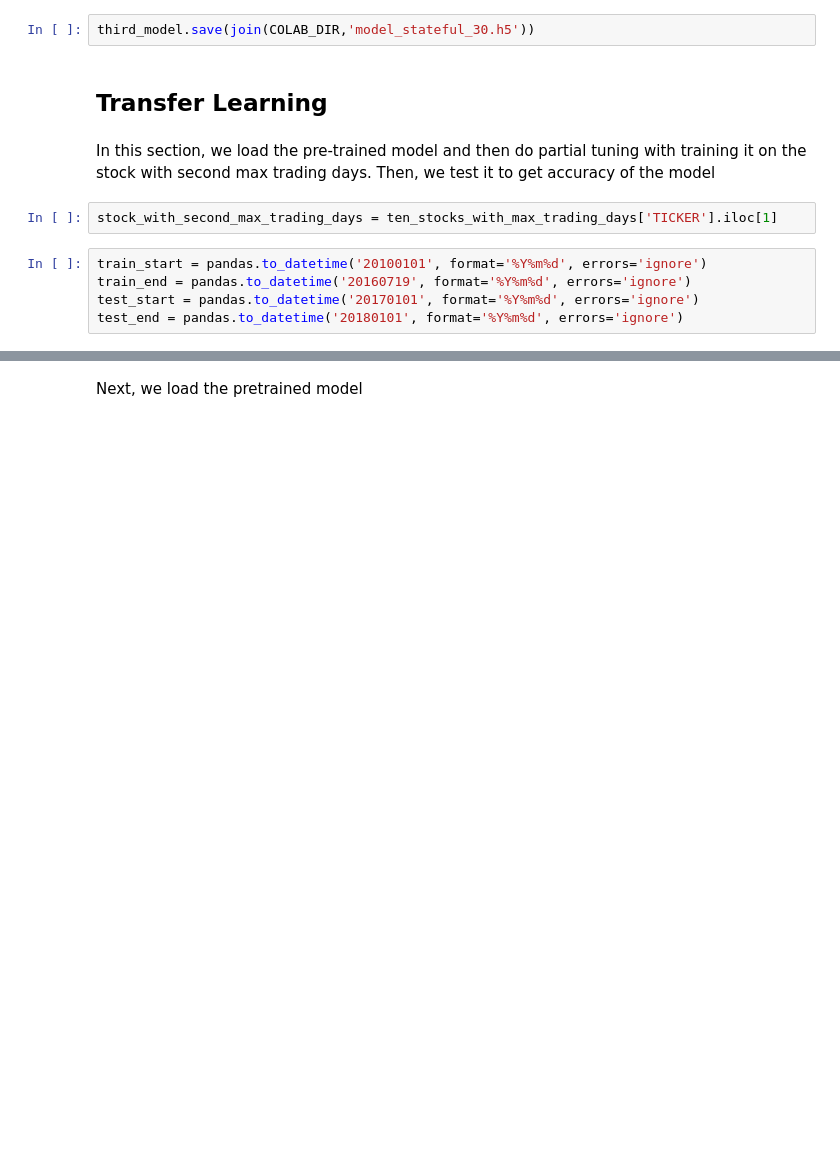
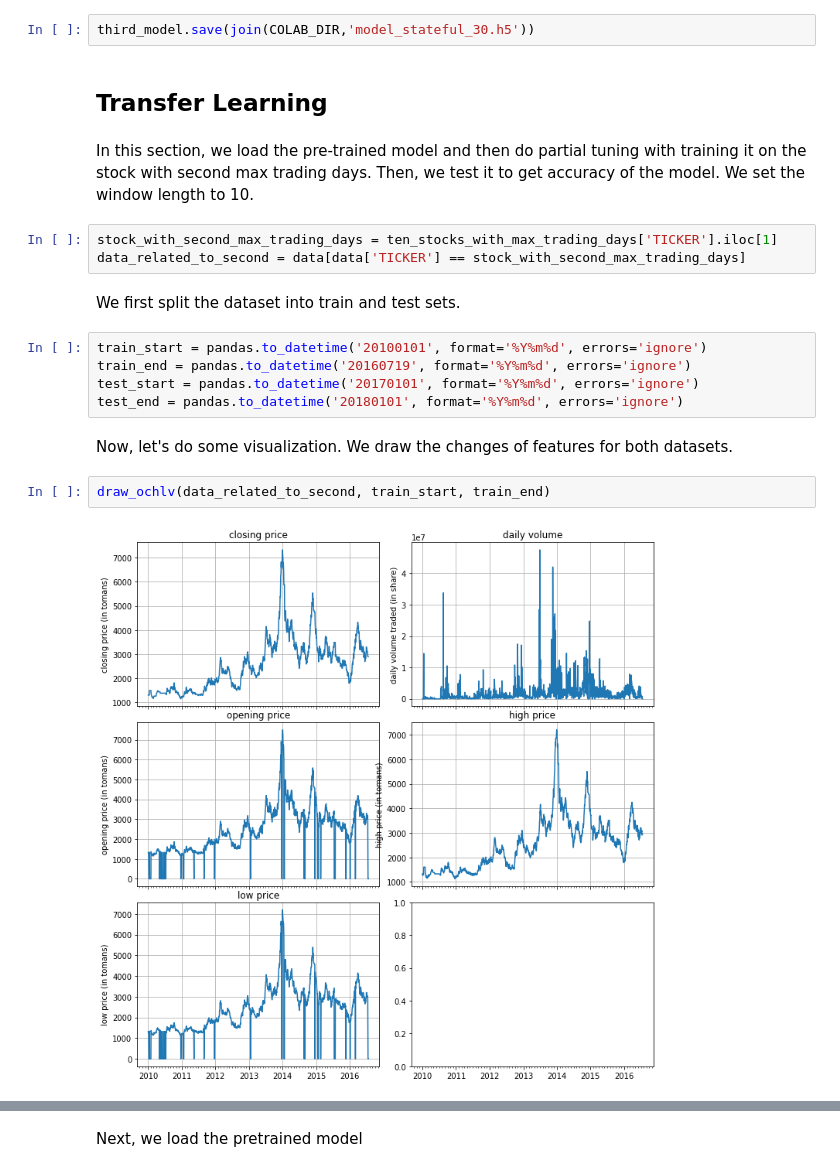
Before and after one commit to Ayazdani1997/stock-feature-prediction-final-pro, a Jupyter notebook: Phase1_OCHLV.ipynb, the cells around one changed output, grey strips where cells are left out. Drawn from its saved outputs; the diff is of its cells as text; blank space fills up the shorter version.

```diff
--- a/Phase1_OCHLV.ipynb
+++ b/Phase1_OCHLV.ipynb
@@ -826,11 +826,20 @@ third_model.save(join(COLAB_DIR,'model_stateful_30.h5'))
 # %% [markdown]
 ## **Transfer Learning**
 # %% [markdown]
-In this section, we load the pre-trained model and then do partial tuning with training it on the stock with second max trading days. Then, we test it to get accuracy of the model
+In this section, we load the pre-trained model and then do partial tuning with training it on the stock with second max trading days. Then, we test it to get accuracy of the model. We set the window length to 10.
 # %%
 stock_with_second_max_trading_days = ten_stocks_with_max_trading_days['TICKER'].iloc[1]
+data_related_to_second = data[data['TICKER'] == stock_with_second_max_trading_days]
+# %% [markdown]
+We first split the dataset into train and test sets.
 # %%
 train_start = pandas.to_datetime('20100101', format='%Y%m%d', errors='ignore')
 train_end = pandas.to_datetime('20160719', format='%Y%m%d', errors='ignore')
 test_start = pandas.to_datetime('20170101', format='%Y%m%d', errors='ignore')
 test_end = pandas.to_datetime('20180101', format='%Y%m%d', errors='ignore')
+# %% [markdown]
+Now, let's do some visualization. We draw the changes of features for both datasets.
+# %%
+draw_ochlv(data_related_to_second, train_start, train_end)
+# %% [output]
+[figure, added]
```
Also changed, not shown: parts of 33 cells of this notebook.
